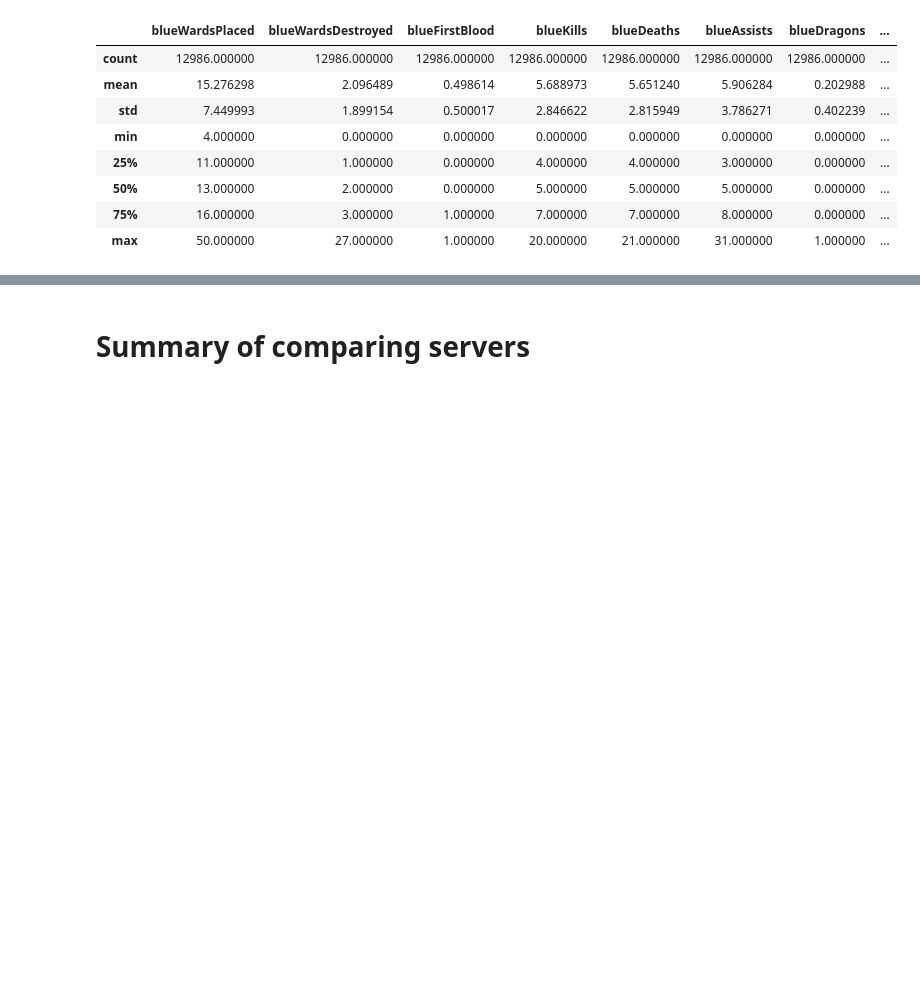
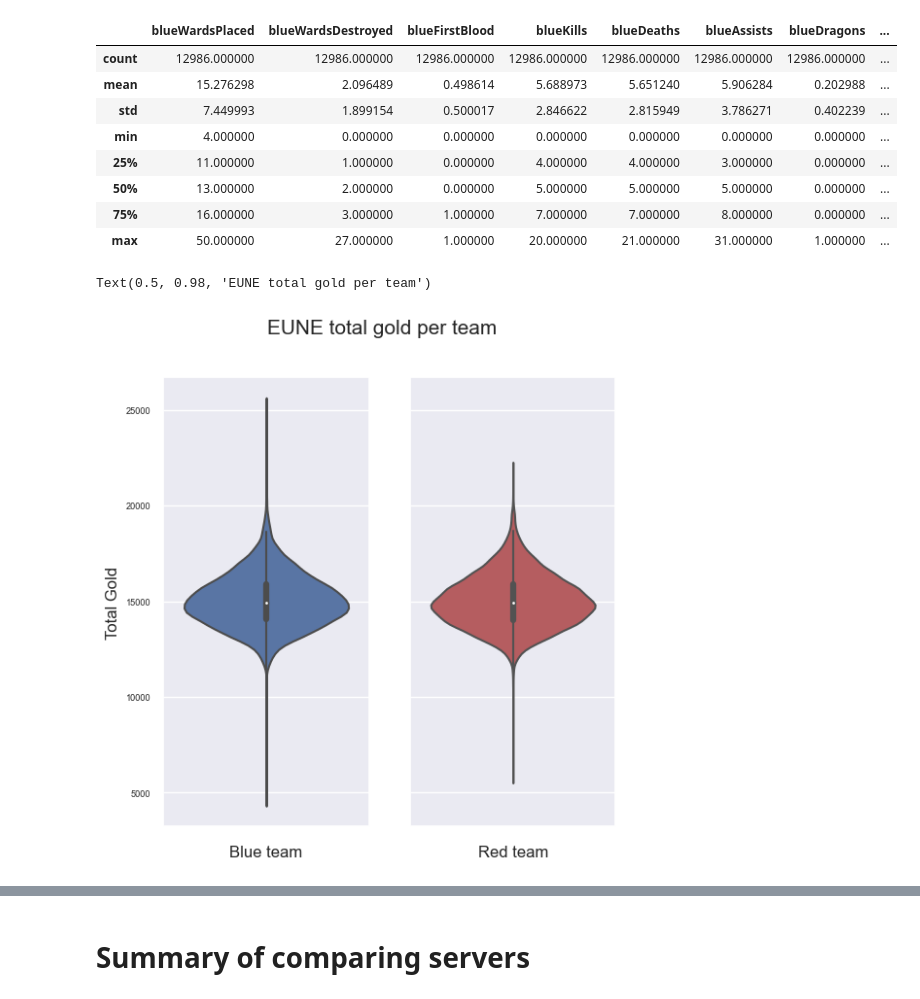
Before and after one commit to VeronikaKukk/DS_project, a Jupyter notebook: d4_notebook.ipynb, the cells around one changed output, grey strips where cells are left out. Cells and saved outputs as stored; diff of their text form; code cells hidden in the pictures; blank space fills up the shorter version.

Commit message:
violinplots for eune and euw total gold

```diff
--- a/d4_notebook.ipynb
+++ b/d4_notebook.ipynb
@@ -446,3 +446,19 @@ df_euw_balanced.describe()
 | 50% | 13.000000 | 2.000000 | 0.000000 | 5.000000 | 5.000000 | 5.000000 | 0.000000 | ... |
 | 75% | 16.000000 | 3.000000 | 1.000000 | 7.000000 | 7.000000 | 8.000000 | 0.000000 | ... |
 | max | 50.000000 | 27.000000 | 1.000000 | 20.000000 | 21.000000 | 31.000000 | 1.000000 | ... |
+# %%
+fig, axes = plt.subplots(1,2,figsize=(6,6), sharey=True)
+
+sns.violinplot(ax=axes[0], y="blueTotalGold", data=df_eune_balanced, color='b')
+sns.violinplot(ax=axes[1], y="redTotalGold", data=df_eune_balanced, color='r')
+
+axes[0].set_ylabel("Total Gold", fontsize=12)
+axes[1].set_ylabel("")
+
+axes[0].set_xlabel("Blue team", fontsize=12)
+axes[1].set_xlabel("Red team", fontsize=12)
+
+fig.suptitle("EUNE total gold per team", fontsize=15)
+# %% [output]
+Text(0.5, 0.98, 'EUNE total gold per team')
+[figure, added]
```
Also changed, not shown: parts of 1 cell of this notebook, 1 other file.
